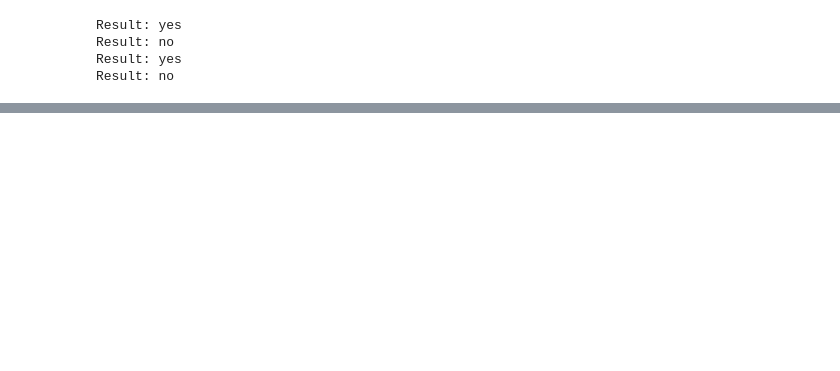
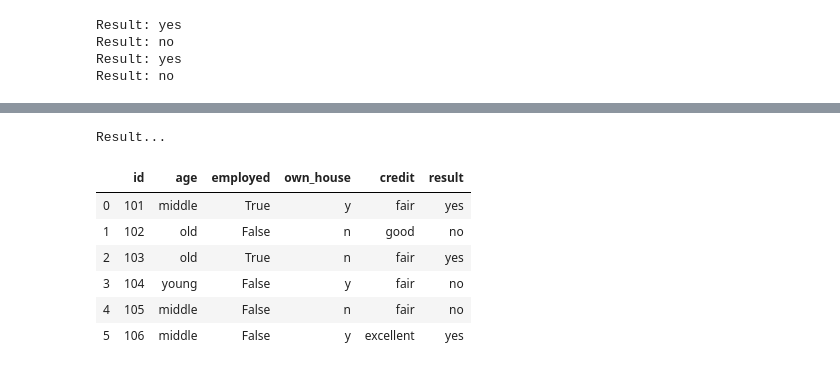
Before and after one commit to aukrit1993/my_machine_learning, a Jupyter notebook: chape_16.ipynb, the cells around one changed output, grey strips where cells are left out. Drawn from its saved outputs; the diff is of its cells as text; code cells hidden in the pictures; blank space fills up the shorter version.

```diff
--- a/chape_16.ipynb
+++ b/chape_16.ipynb
@@ -323,0 +385,14 @@ Result: no
+# %%
+df_pred['result'] = np.where(df_pred['predict'] == 1, 'yes', 'no')
+columns = ['id', 'age', 'employed', 'own_house', 'credit', 'result']
+print('Result...')
+df_pred[columns]
+# %% [output]
+Result...
+|  | id | age | employed | own_house | credit | result |
+| 0 | 101 | middle | True | y | fair | yes |
+| 1 | 102 | old | False | n | good | no |
+| 2 | 103 | old | True | n | fair | yes |
+| 3 | 104 | young | False | y | fair | no |
+| 4 | 105 | middle | False | n | fair | no |
+| 5 | 106 | middle | False | y | excellent | yes |
```
Also changed, not shown: parts of 19 cells of this notebook.
